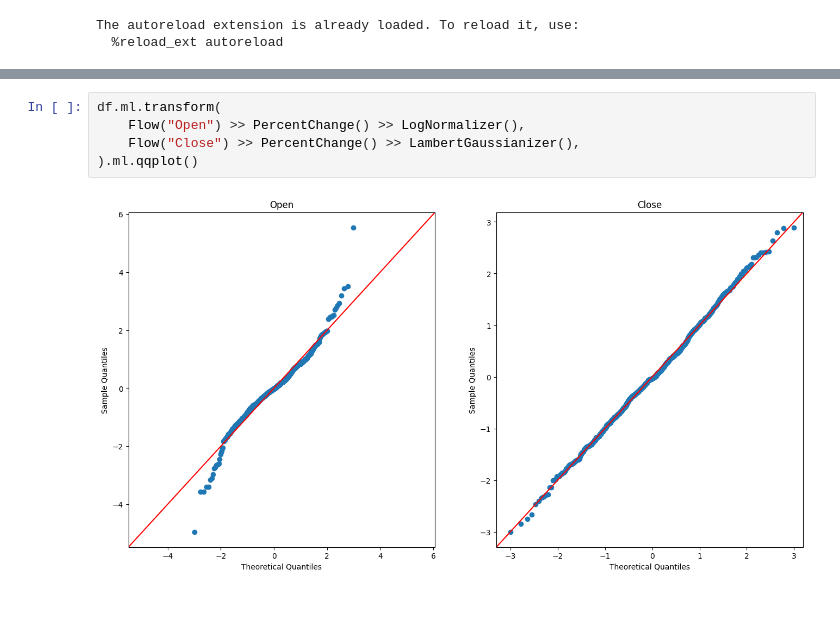
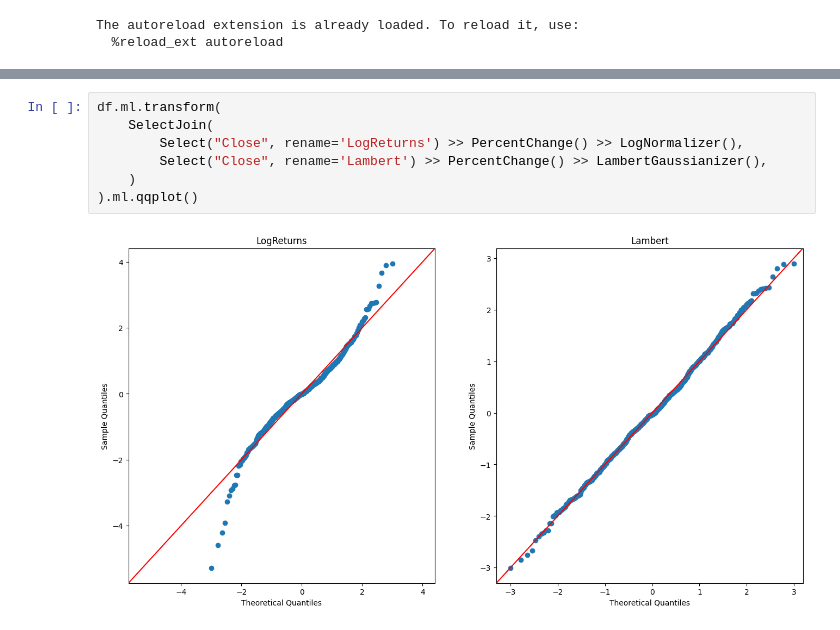
Before and after one commit to Pandas-Quant-Finance/pandas-quant-ml, a Jupyter notebook: examples/feature_enginieering.ipynb, the cells around one changed output, grey strips where cells are left out. Saved outputs shown, nothing was run; the diff lists cells and outputs as text.

```diff
--- a/examples/feature_enginieering.ipynb
+++ b/examples/feature_enginieering.ipynb
@@ -16,7 +16,9 @@ ax = df["Close"].plot()
 # %%
 df.ml.transform(
-    Flow("Open") >> PercentChange() >> LogNormalizer(),
-    Flow("Close") >> PercentChange() >> LambertGaussianizer(),
+    SelectJoin(
+        Select("Close", rename='LogReturns') >> PercentChange() >> LogNormalizer(),
+        Select("Close", rename='Lambert') >> PercentChange() >> LambertGaussianizer(),
+    )
 ).ml.qqplot()
 # %% [output]
-[figure, old version]
+[figure, new version]
```
Also changed, not shown: parts of 1 cell of this notebook, 57 other files.
